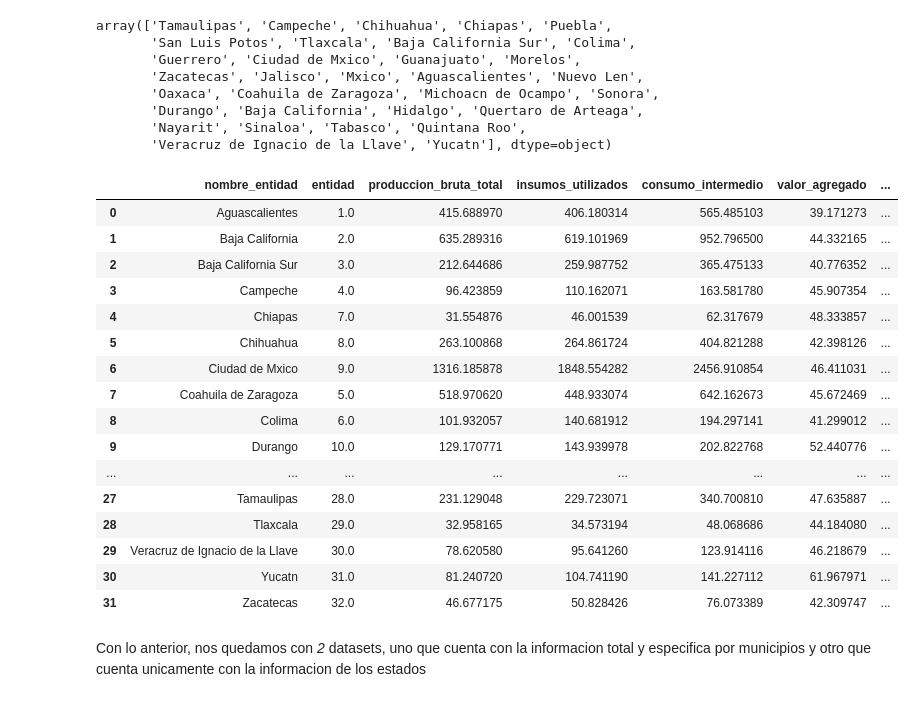
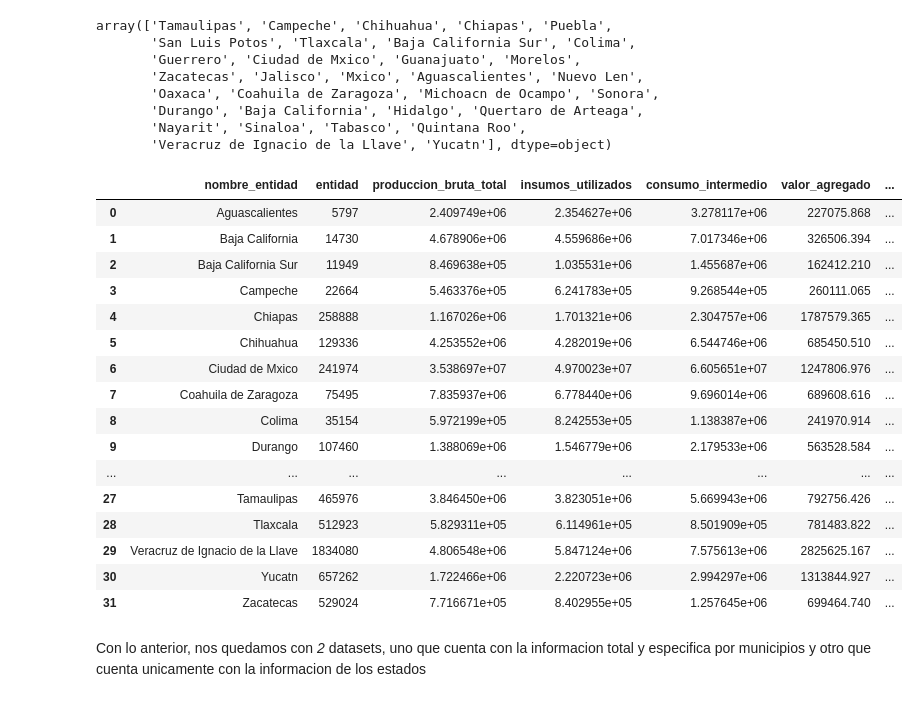
Before and after one commit to Pinedah/bda-p2-datawarehouse, a Jupyter notebook: datawarehouse.ipynb, the cells around one changed output. Cells and saved outputs as stored; diff of their text form; code cells hidden in the pictures.

```diff
--- a/datawarehouse.ipynb
+++ b/datawarehouse.ipynb
@@ -708,42 +708,42 @@ array(['Tamaulipas', 'Campeche', 'Chihuahua', 'Chiapas', 'Puebla',
 # %%
 # Seleccionar solo las columnas relacionadas con los estados y las numéricas
 columnas_estado = [
     "entidad",
     "nombre_entidad",
     "produccion_bruta_total",
     "insumos_utilizados",
     "consumo_intermedio",
     "valor_agregado",
     "formacion_capital",
     "activos_fijos_adquiridos"
 ]
 
 # Filtrar el dataset para mantener solo las columnas seleccionadas
 data_economia_clean_estado = data_economia_clean[columnas_estado]
 
 # Agrupar por estado (nombre_entidad) y calcular la media para las columnas numéricas
-data_economia_clean_estado = data_economia_clean_estado.groupby("nombre_entidad").mean().reset_index()
+data_economia_clean_estado = data_economia_clean_estado.groupby("nombre_entidad").sum().reset_index()
 
 # Mostrar el resultado
 data_economia_clean_estado
 # %% [output]
 |  | nombre_entidad | entidad | produccion_bruta_total | insumos_utilizados | consumo_intermedio | valor_agregado | ... |
-| 0 | Aguascalientes | 1.0 | 415.688970 | 406.180314 | 565.485103 | 39.171273 | ... |
-| 1 | Baja California | 2.0 | 635.289316 | 619.101969 | 952.796500 | 44.332165 | ... |
-| 2 | Baja California Sur | 3.0 | 212.644686 | 259.987752 | 365.475133 | 40.776352 | ... |
-| 3 | Campeche | 4.0 | 96.423859 | 110.162071 | 163.581780 | 45.907354 | ... |
-| 4 | Chiapas | 7.0 | 31.554876 | 46.001539 | 62.317679 | 48.333857 | ... |
-| 5 | Chihuahua | 8.0 | 263.100868 | 264.861724 | 404.821288 | 42.398126 | ... |
-| 6 | Ciudad de Mxico | 9.0 | 1316.185878 | 1848.554282 | 2456.910854 | 46.411031 | ... |
-| 7 | Coahuila de Zaragoza | 5.0 | 518.970620 | 448.933074 | 642.162673 | 45.672469 | ... |
-| 8 | Colima | 6.0 | 101.932057 | 140.681912 | 194.297141 | 41.299012 | ... |
-| 9 | Durango | 10.0 | 129.170771 | 143.939978 | 202.822768 | 52.440776 | ... |
+| 0 | Aguascalientes | 5797 | 2.409749e+06 | 2.354627e+06 | 3.278117e+06 | 227075.868 | ... |
+| 1 | Baja California | 14730 | 4.678906e+06 | 4.559686e+06 | 7.017346e+06 | 326506.394 | ... |
+| 2 | Baja California Sur | 11949 | 8.469638e+05 | 1.035531e+06 | 1.455687e+06 | 162412.210 | ... |
+| 3 | Campeche | 22664 | 5.463376e+05 | 6.241783e+05 | 9.268544e+05 | 260111.065 | ... |
+| 4 | Chiapas | 258888 | 1.167026e+06 | 1.701321e+06 | 2.304757e+06 | 1787579.365 | ... |
+| 5 | Chihuahua | 129336 | 4.253552e+06 | 4.282019e+06 | 6.544746e+06 | 685450.510 | ... |
+| 6 | Ciudad de Mxico | 241974 | 3.538697e+07 | 4.970023e+07 | 6.605651e+07 | 1247806.976 | ... |
+| 7 | Coahuila de Zaragoza | 75495 | 7.835937e+06 | 6.778440e+06 | 9.696014e+06 | 689608.616 | ... |
+| 8 | Colima | 35154 | 5.972199e+05 | 8.242553e+05 | 1.138387e+06 | 241970.914 | ... |
+| 9 | Durango | 107460 | 1.388069e+06 | 1.546779e+06 | 2.179533e+06 | 563528.584 | ... |
 | ... | ... | ... | ... | ... | ... | ... | ... |
-| 27 | Tamaulipas | 28.0 | 231.129048 | 229.723071 | 340.700810 | 47.635887 | ... |
-| 28 | Tlaxcala | 29.0 | 32.958165 | 34.573194 | 48.068686 | 44.184080 | ... |
-| 29 | Veracruz de Ignacio de la Llave | 30.0 | 78.620580 | 95.641260 | 123.914116 | 46.218679 | ... |
-| 30 | Yucatn | 31.0 | 81.240720 | 104.741190 | 141.227112 | 61.967971 | ... |
-| 31 | Zacatecas | 32.0 | 46.677175 | 50.828426 | 76.073389 | 42.309747 | ... |
+| 27 | Tamaulipas | 465976 | 3.846450e+06 | 3.823051e+06 | 5.669943e+06 | 792756.426 | ... |
+| 28 | Tlaxcala | 512923 | 5.829311e+05 | 6.114961e+05 | 8.501909e+05 | 781483.822 | ... |
+| 29 | Veracruz de Ignacio de la Llave | 1834080 | 4.806548e+06 | 5.847124e+06 | 7.575613e+06 | 2825625.167 | ... |
+| 30 | Yucatn | 657262 | 1.722466e+06 | 2.220723e+06 | 2.994297e+06 | 1313844.927 | ... |
+| 31 | Zacatecas | 529024 | 7.716671e+05 | 8.402955e+05 | 1.257645e+06 | 699464.740 | ... |
 # %% [markdown]
 Con lo anterior, nos quedamos con *2* datasets, uno que cuenta con la informacion total y especifica por municipios y otro que cuenta unicamente con la informacion de los estados
 # %%
```
Also changed, not shown: parts of 19 cells of this notebook, 1 other file.
